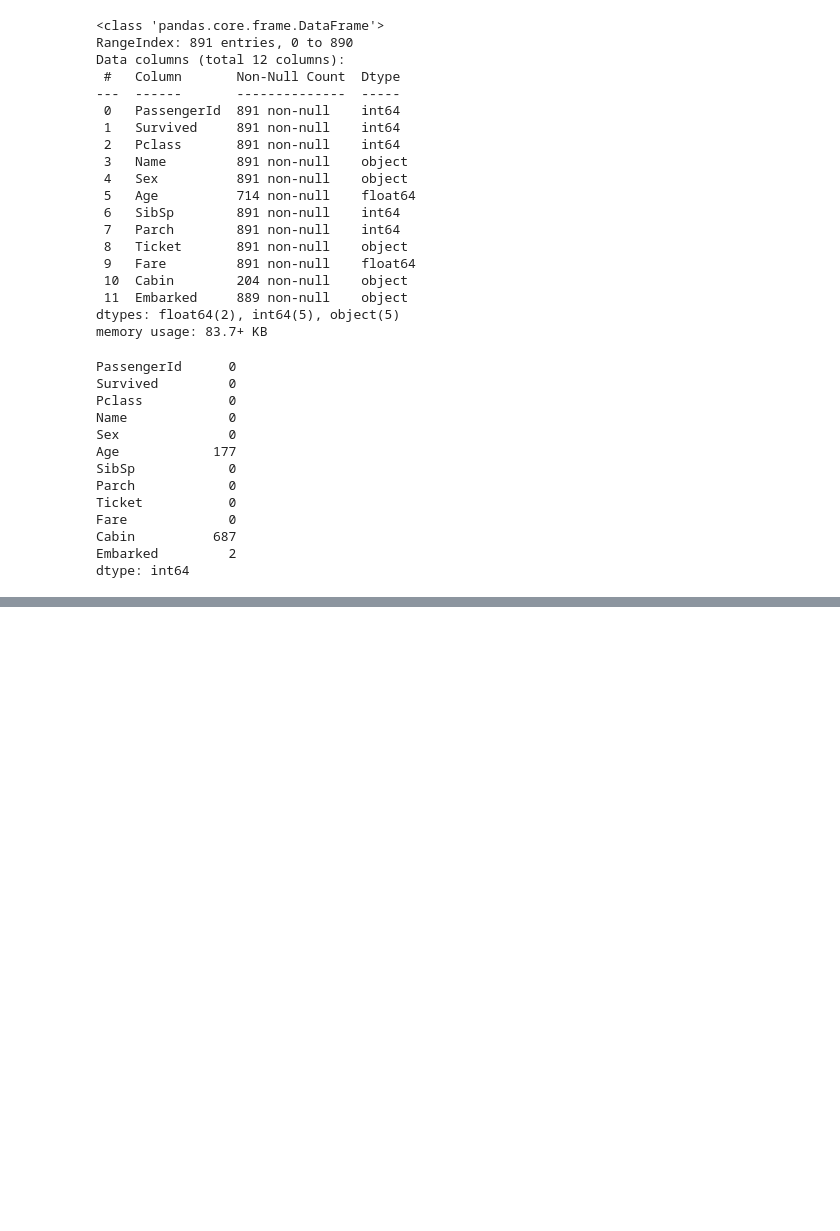
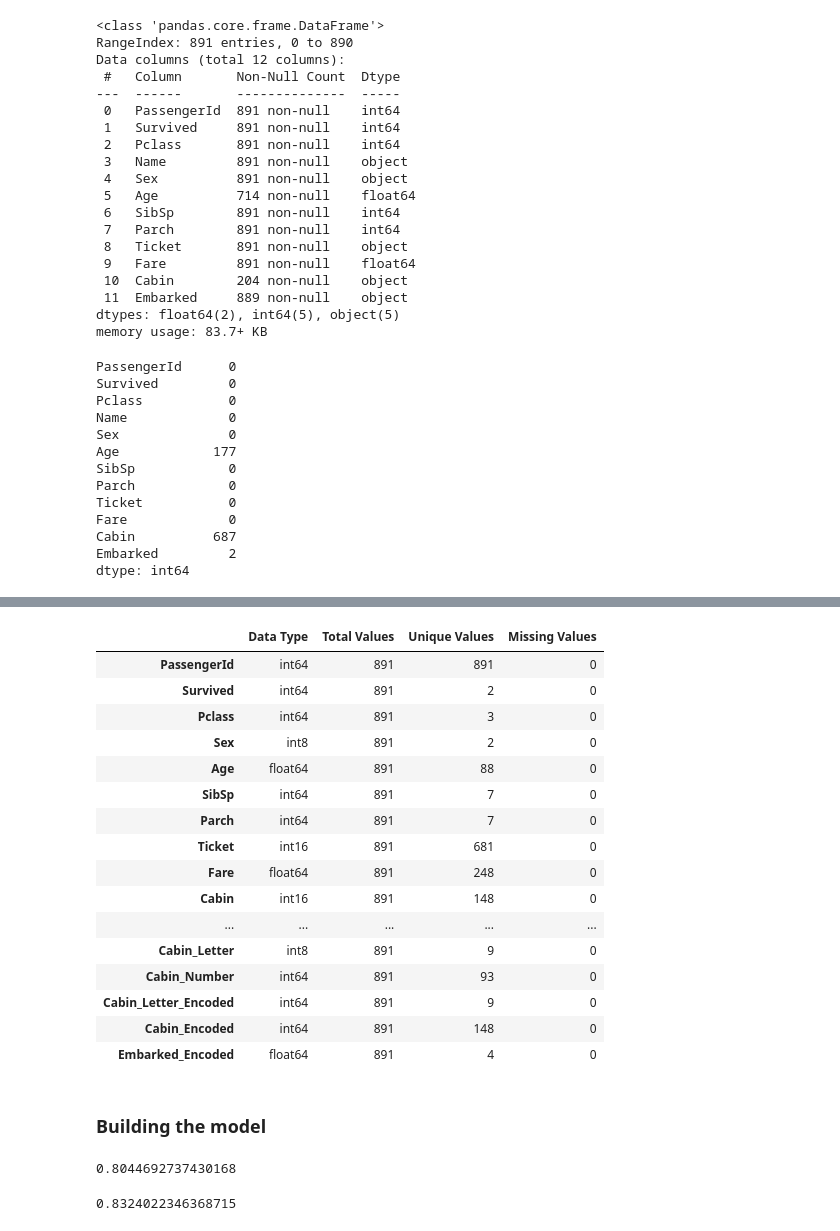
Before and after one commit to Guruvellitarun/Titanic_Classification, a Jupyter notebook: Titanic classification.ipynb, the cells around one changed output, grey strips where cells are left out. Cells and saved outputs as stored; diff of their text form; code cells hidden in the pictures; blank space fills up the shorter version.

```diff
--- a/Titanic classification.ipynb
+++ b/Titanic classification.ipynb
@@ -75,0 +240,27 @@ data.Cabin.dtype, data.Embarked.dtype
+# %%
+# Converting the hash as intergers
+data['Ticket_Hash'] = data['Ticket_Hash'].cat.codes
+# %%
+data.drop('Embarked', axis=1, inplace=True)
+# %%
+data['Age'] = data['Age'].fillna(data.Age.median())
+# %%
+data_analysis(data)
+# %% [output]
+|  | Data Type | Total Values | Unique Values | Missing Values |
+| PassengerId | int64 | 891 | 891 | 0 |
+| Survived | int64 | 891 | 2 | 0 |
+| Pclass | int64 | 891 | 3 | 0 |
+| Sex | int8 | 891 | 2 | 0 |
+| Age | float64 | 891 | 88 | 0 |
+| SibSp | int64 | 891 | 7 | 0 |
+| Parch | int64 | 891 | 7 | 0 |
+| Ticket | int16 | 891 | 681 | 0 |
+| Fare | float64 | 891 | 248 | 0 |
+| Cabin | int16 | 891 | 148 | 0 |
+| ... | ... | ... | ... | ... |
+| Cabin_Letter | int8 | 891 | 9 | 0 |
+| Cabin_Number | int64 | 891 | 93 | 0 |
+| Cabin_Letter_Encoded | int64 | 891 | 9 | 0 |
+| Cabin_Encoded | int64 | 891 | 148 | 0 |
+| Embarked_Encoded | float64 | 891 | 4 | 0 |
@@ -75,0 +275,14 @@ data.Cabin.dtype, data.Embarked.dtype
+# %% [markdown]
+### Building the model
+# %%
+model1 = GradientBoostingClassifier()
+model1.fit(x_train, y_train)
+model1.score(x_valid, y_valid)
+# %% [output]
+0.8044692737430168
+# %%
+model2 = RandomForestClassifier()
+model2.fit(x_train, y_train)
+model2.score(x_valid, y_valid)
+# %% [output]
+0.8324022346368715
```
Also changed, not shown: parts of 17 cells of this notebook.
